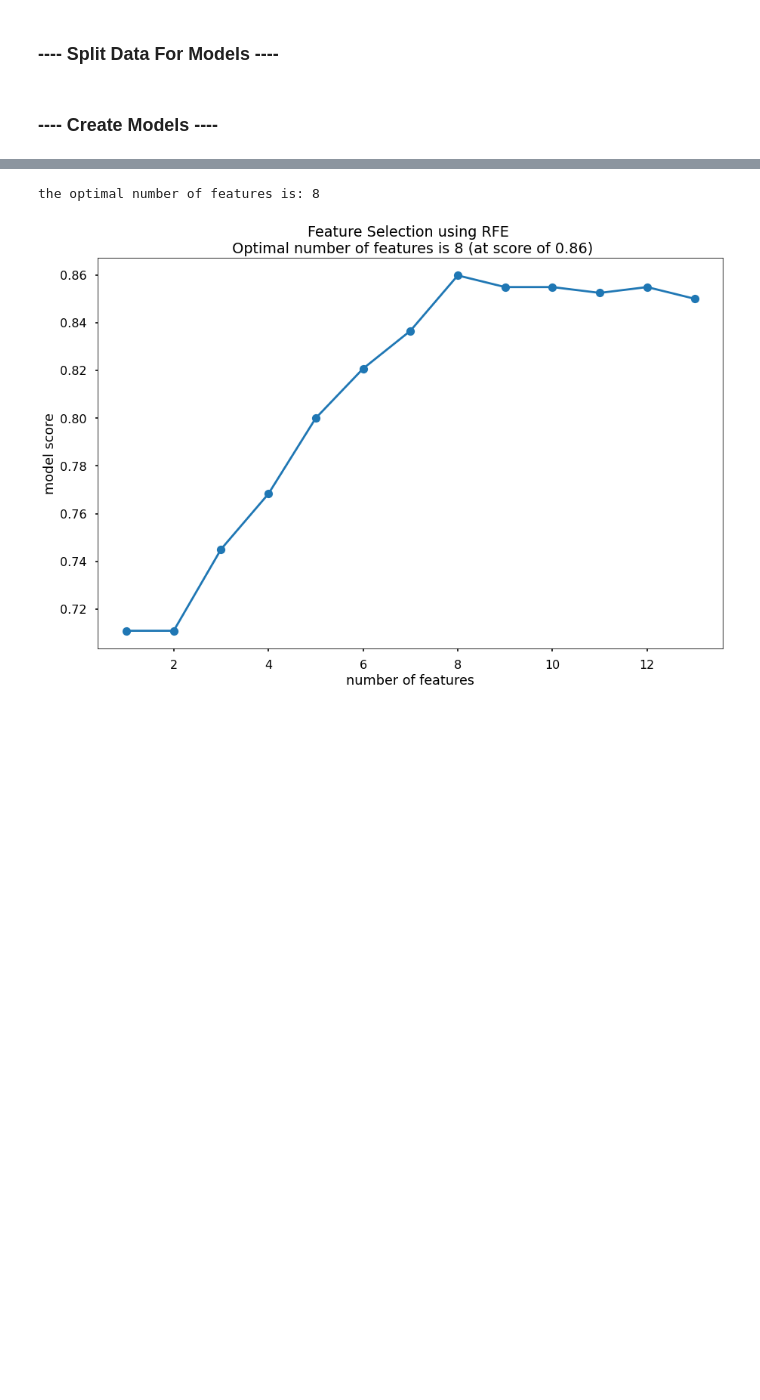
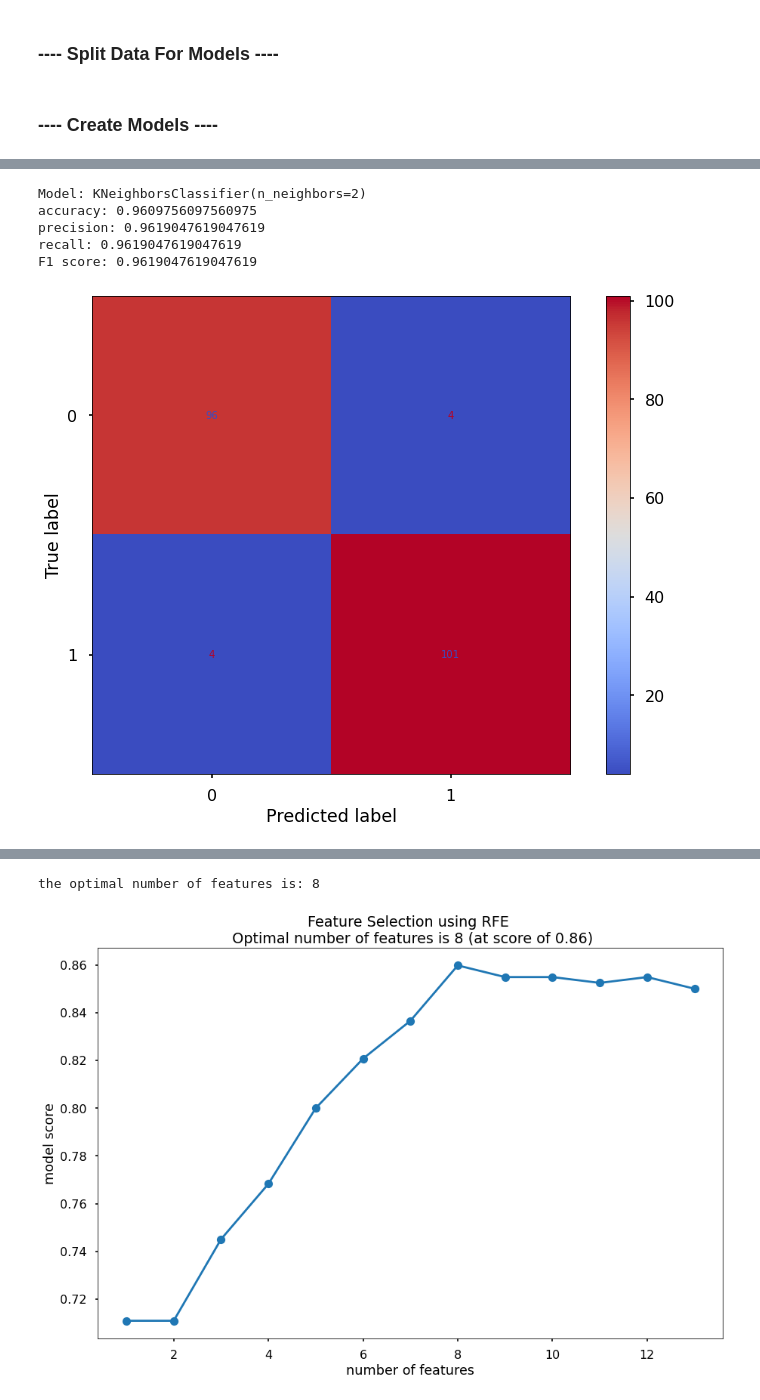
Before and after one commit to akstl1/Heart-Disease-Classification, a Jupyter notebook: Heart Disease Classification.ipynb, the cells around one changed output, grey strips where cells are left out. Drawn from its saved outputs; the diff is of its cells as text; code cells hidden in the pictures; blank space fills up the shorter version.

```diff
--- a/Heart Disease Classification.ipynb
+++ b/Heart Disease Classification.ipynb
@@ -302,0 +284,13 @@ plt.show()
+# %%
+scaler = MinMaxScaler()
+X_train_knn = pd.DataFrame(scaler.fit_transform(X_train),columns=X_train.columns) #return as df
+X_test_knn = pd.DataFrame(scaler.transform(X_test),columns=X_test.columns) #return as df
+# %%
+run_model(X_test_knn,X_train_knn, y_test,y_train, knn_clf)
+# %% [output]
+Model: KNeighborsClassifier(n_neighbors=2)
+accuracy: 0.9609756097560975
+precision: 0.9619047619047619
+recall: 0.9619047619047619
+F1 score: 0.9619047619047619
+[figure, added]
```
Also changed, not shown: parts of 73 cells of this notebook.
